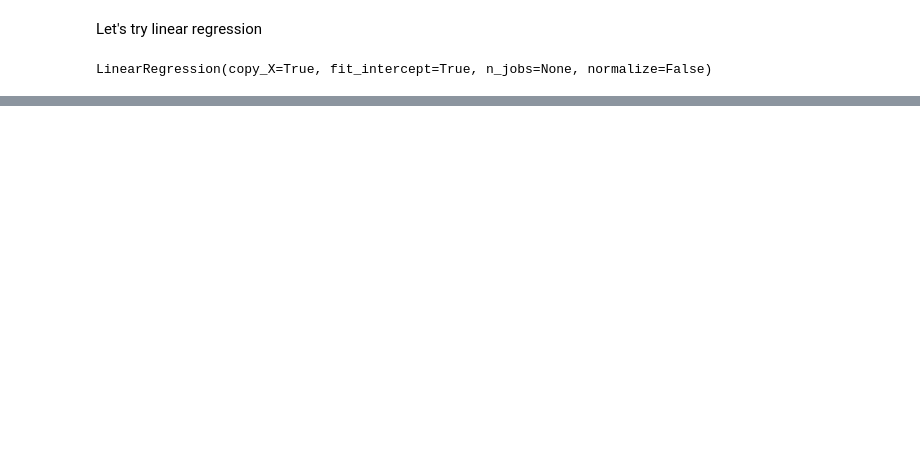
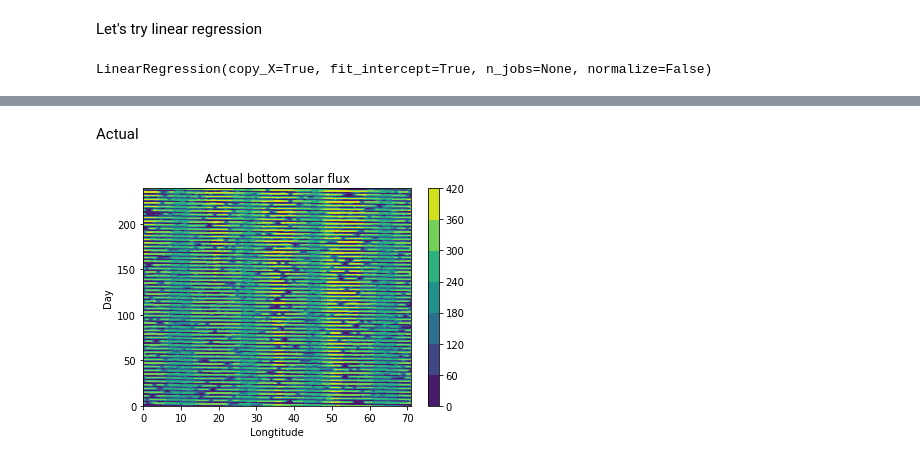
Before and after one commit to aremorov/mars_atmosphere_ML, a Jupyter notebook: ML2.ipynb, the cells around one changed output, grey strips where cells are left out. Saved outputs shown, nothing was run; the diff lists cells and outputs as text; code cells hidden in the pictures; blank space fills up the shorter version.

```diff
--- a/ML2.ipynb
+++ b/ML2.ipynb
@@ -201,0 +323,2 @@ lin_rmse
+# %%
+train_out = np.array(train_out)
@@ -201,0 +379,15 @@ lin_rmse
+# %% [markdown]
+Actual
+# %%
+plt.tricontour(l_list, days_list, train_out, linewidths=0)
+plt.xlabel("Longtitude")
+plt.ylabel("Day")
+cntr2 = plt.tricontourf(l_list, days_list, train_out)
+
+plt.colorbar(cntr2)
+plt.title('Actual bottom solar flux')
+
+plt.subplots_adjust(hspace=0.5)
+plt.show()
+# %% [output]
+[figure, added]
```
Also changed, not shown: parts of 30 cells of this notebook.
